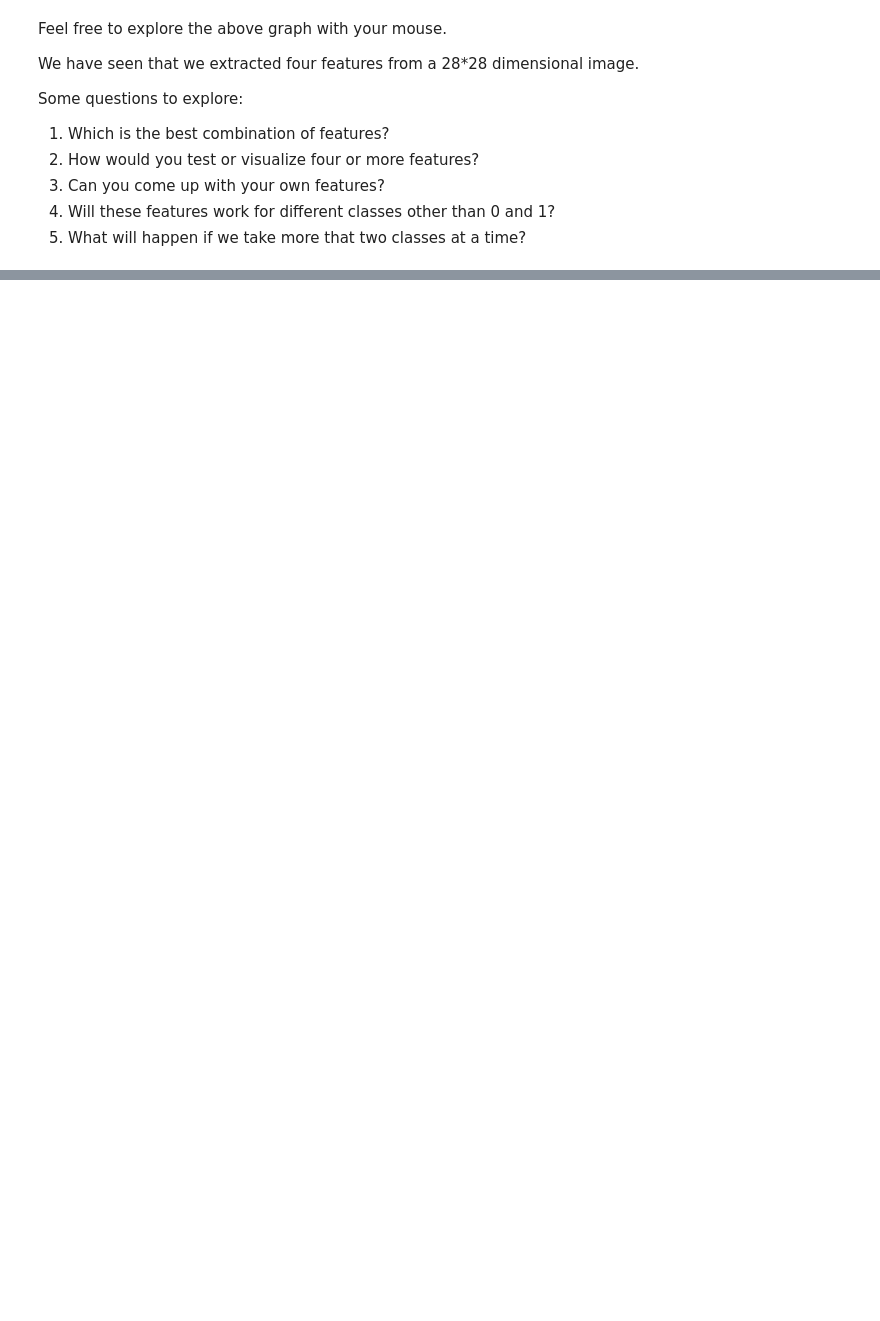
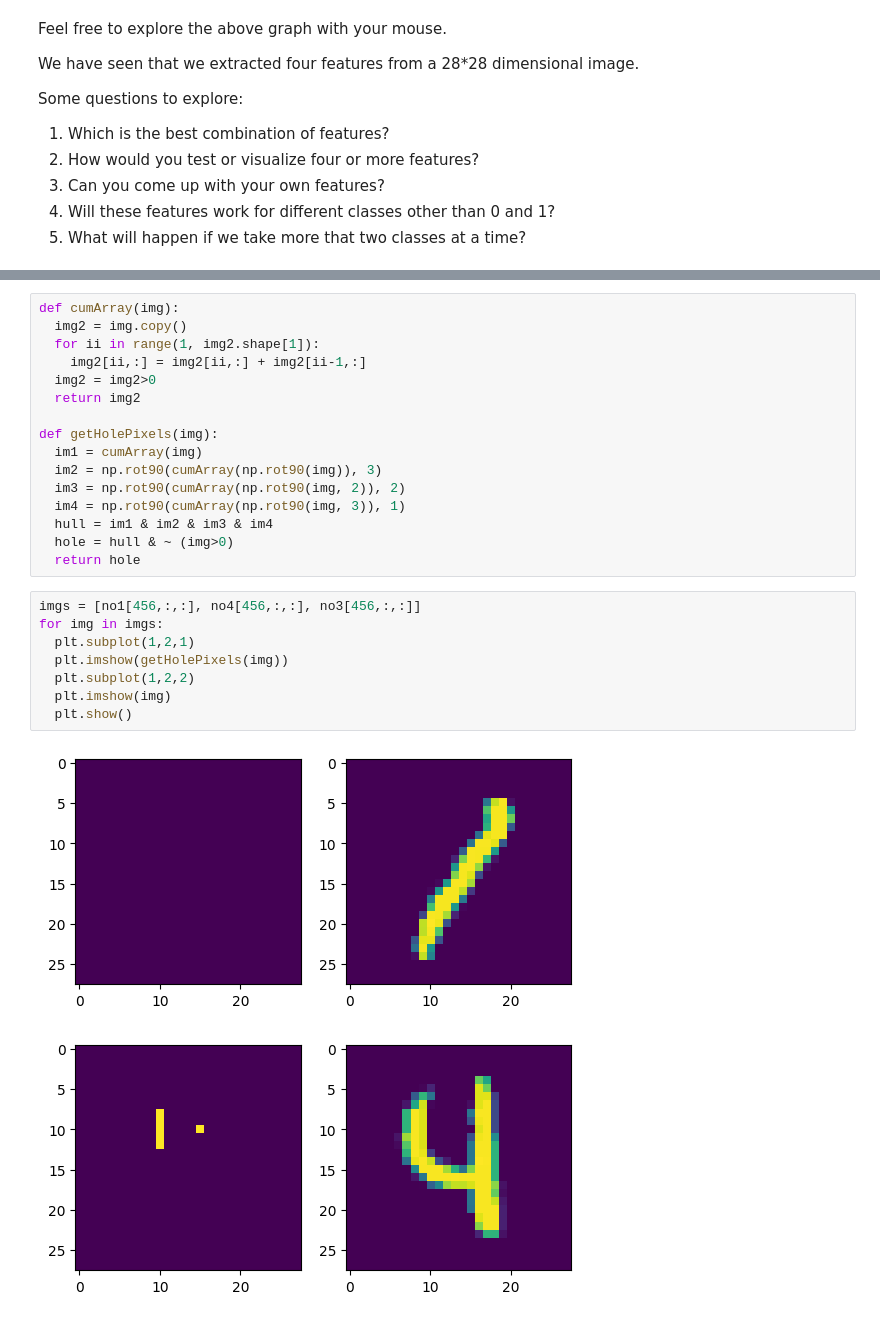
Before and after one commit to S-Muaz/AIML-IIITH, a Jupyter notebook: AIML_Module_1_Lab_1_Extracting_features_from_data_.ipynb, the cells around one changed output, grey strips where cells are left out. Cells and saved outputs as stored; diff of their text form; blank space fills up the shorter version.

```diff
--- a/AIML_Module_1_Lab_1_Extracting_features_from_data_.ipynb
+++ b/AIML_Module_1_Lab_1_Extracting_features_from_data_.ipynb
@@ -528,0 +574,27 @@ Some questions to explore:
+# %%
+def cumArray(img):
+  img2 = img.copy()
+  for ii in range(1, img2.shape[1]):
+    img2[ii,:] = img2[ii,:] + img2[ii-1,:]
+  img2 = img2>0
+  return img2
+
+def getHolePixels(img):
+  im1 = cumArray(img)
+  im2 = np.rot90(cumArray(np.rot90(img)), 3)
+  im3 = np.rot90(cumArray(np.rot90(img, 2)), 2)
+  im4 = np.rot90(cumArray(np.rot90(img, 3)), 1)
+  hull = im1 & im2 & im3 & im4
+  hole = hull & ~ (img>0)
+  return hole
+# %%
+imgs = [no1[456,:,:], no4[456,:,:], no3[456,:,:]]
+for img in imgs:
+  plt.subplot(1,2,1)
+  plt.imshow(getHolePixels(img))
+  plt.subplot(1,2,2)
+  plt.imshow(img)
+  plt.show()
+# %% [output]
+[figure, added]
+[figure, added]
```
Also changed, not shown: parts of 18 cells of this notebook.
